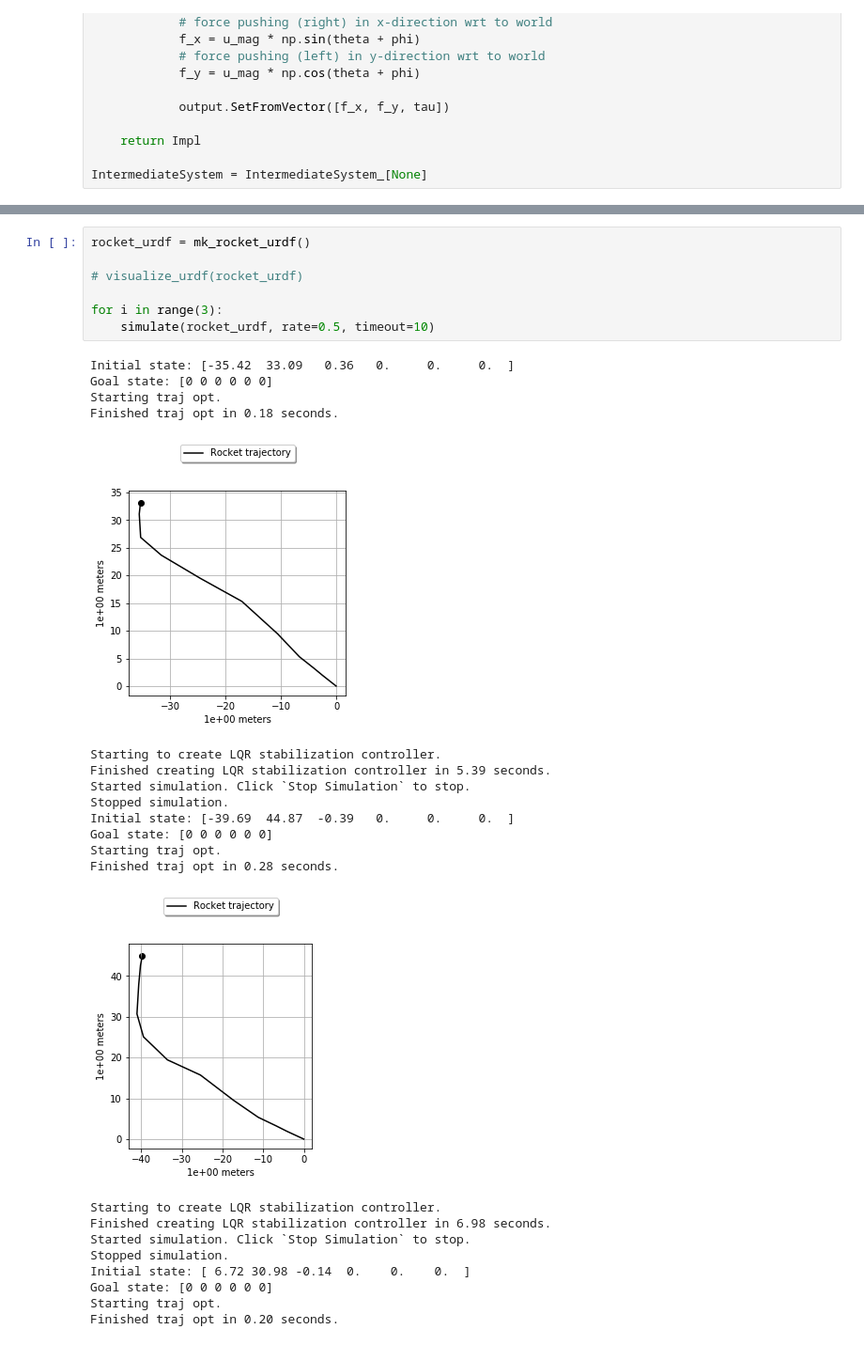
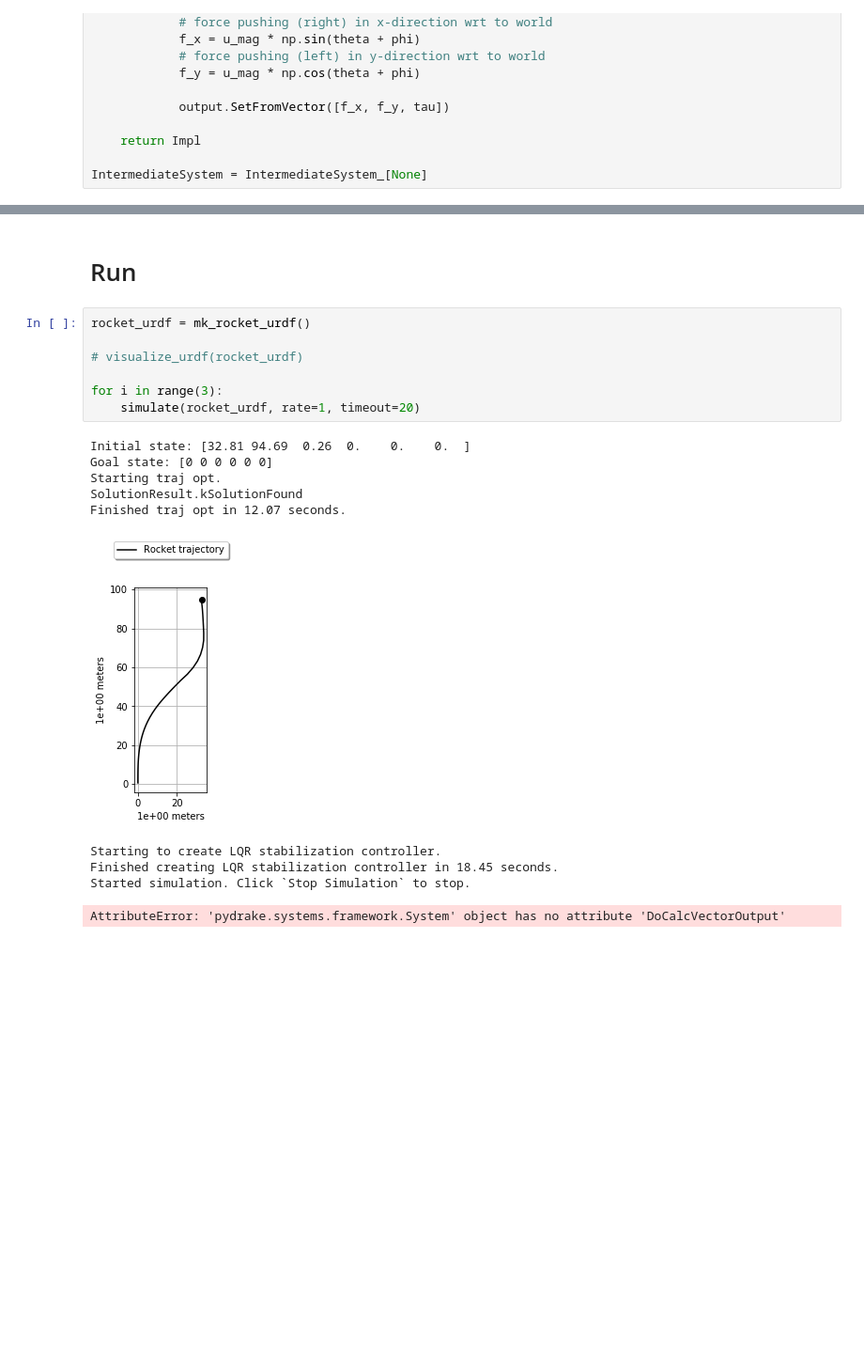
Before and after one commit to davidboxboro/falcon9, a Jupyter notebook: main.ipynb, the cells around one changed output, grey strips where cells are left out. Shown at 94% size. Saved outputs shown, nothing was run; the diff lists cells and outputs as text; blank space fills up the shorter version.

```diff
--- a/main.ipynb
+++ b/main.ipynb
@@ -827,30 +868,20 @@ def simulate(urdf, zoom_out=1, rate=1, timeout=15):
+# %% [markdown]
+# Run #
 # %%
 rocket_urdf = mk_rocket_urdf()
 
 # visualize_urdf(rocket_urdf)
 
 for i in range(3):
-    simulate(rocket_urdf, rate=0.5, timeout=10)
+    simulate(rocket_urdf, rate=1, timeout=20)
 # %% [output]
-Initial state: [-35.42  33.09   0.36   0.     0.     0.  ]
+Initial state: [32.81 94.69  0.26  0.    0.    0.  ]
 Goal state: [0 0 0 0 0 0]
 Starting traj opt.
-Finished traj opt in 0.18 seconds.
+SolutionResult.kSolutionFound
+Finished traj opt in 12.07 seconds.
-[figure, old version]
+[figure, new version]
 Starting to create LQR stabilization controller.
-Finished creating LQR stabilization controller in 5.39 seconds.
+Finished creating LQR stabilization controller in 18.45 seconds.
 Started simulation. Click `Stop Simulation` to stop.
-Stopped simulation.
-Initial state: [-39.69  44.87  -0.39   0.     0.     0.  ]
-Goal state: [0 0 0 0 0 0]
-Starting traj opt.
-Finished traj opt in 0.28 seconds.
-[figure, removed]
-Starting to create LQR stabilization controller.
-Finished creating LQR stabilization controller in 6.98 seconds.
-Started simulation. Click `Stop Simulation` to stop.
-Stopped simulation.
-Initial state: [ 6.72 30.98 -0.14  0.    0.    0.  ]
-Goal state: [0 0 0 0 0 0]
-Starting traj opt.
-Finished traj opt in 0.20 seconds.
+AttributeError: 'pydrake.systems.framework.System' object has no attribute 'DoCalcVectorOutput'
```
Also changed, not shown: parts of 19 cells of this notebook, 2 other files.
